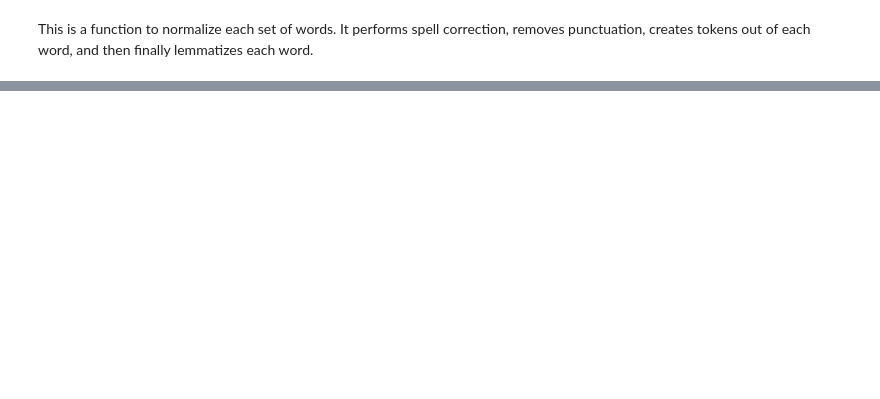
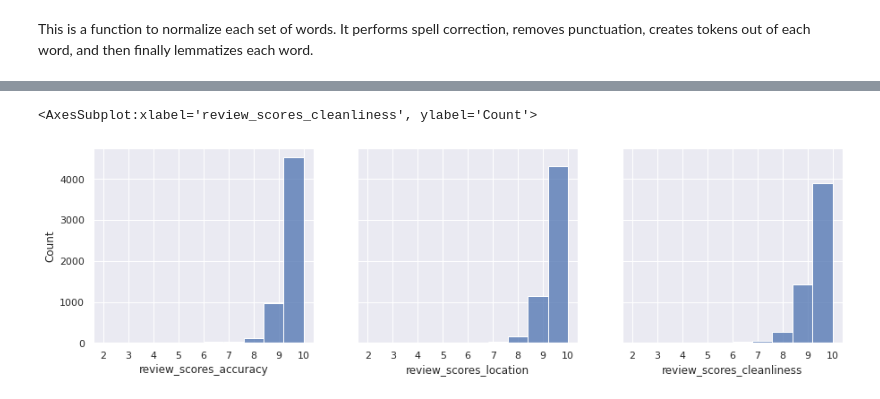
Before and after one commit to Poleary6/NLP-on-Reviews-AirBnB, a Jupyter notebook: mcfarland_finalProject.ipynb, the cells around one changed output, grey strips where cells are left out. Cells and saved outputs as stored; diff of their text form; code cells hidden in the pictures; blank space fills up the shorter version.

```diff
--- a/mcfarland_finalProject.ipynb
+++ b/mcfarland_finalProject.ipynb
@@ -526,0 +1122,2 @@ review_scores_df.to_csv('review_scores.csv')
+# %%
+listing_df = pd.read_csv('Airbnb - Chicago/listings.csv', header = 1)
@@ -526,0 +1140,14 @@ review_scores_df.to_csv('review_scores.csv')
+# %%
+listing_df = listing_df.dropna()
+# %%
+sns.set(rc={'figure.figsize':(15,4)})
+fig, (ax1, ax2,ax3) = plt.subplots(ncols=3, sharey=True)
+ax1.set(xticks=[1,2,3,4,5,6,7,8,9,10])
+ax2.set(xticks=[1,2,3,4,5,6,7,8,9,10])
+ax3.set(xticks=[1,2,3,4,5,6,7,8,9,10])
+sns.histplot(x=listing_df.review_scores_accuracy,ax=ax1, bins=10)
+sns.histplot(x=listing_df.review_scores_location,ax=ax2, bins=10)
+sns.histplot(x=listing_df.review_scores_cleanliness,ax=ax3, bins=10)
+# %% [output]
+<AxesSubplot:xlabel='review_scores_cleanliness', ylabel='Count'>
+[figure, added]
```
Also changed, not shown: parts of 108 cells of this notebook.
